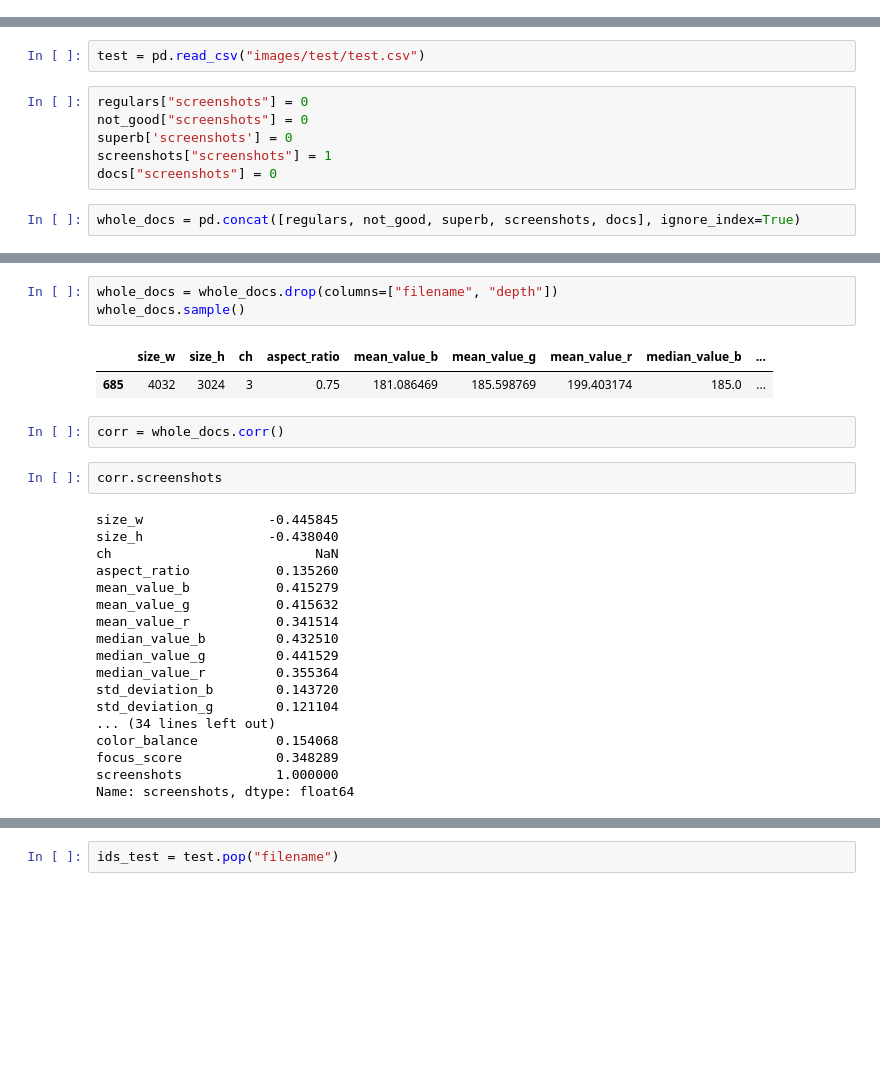
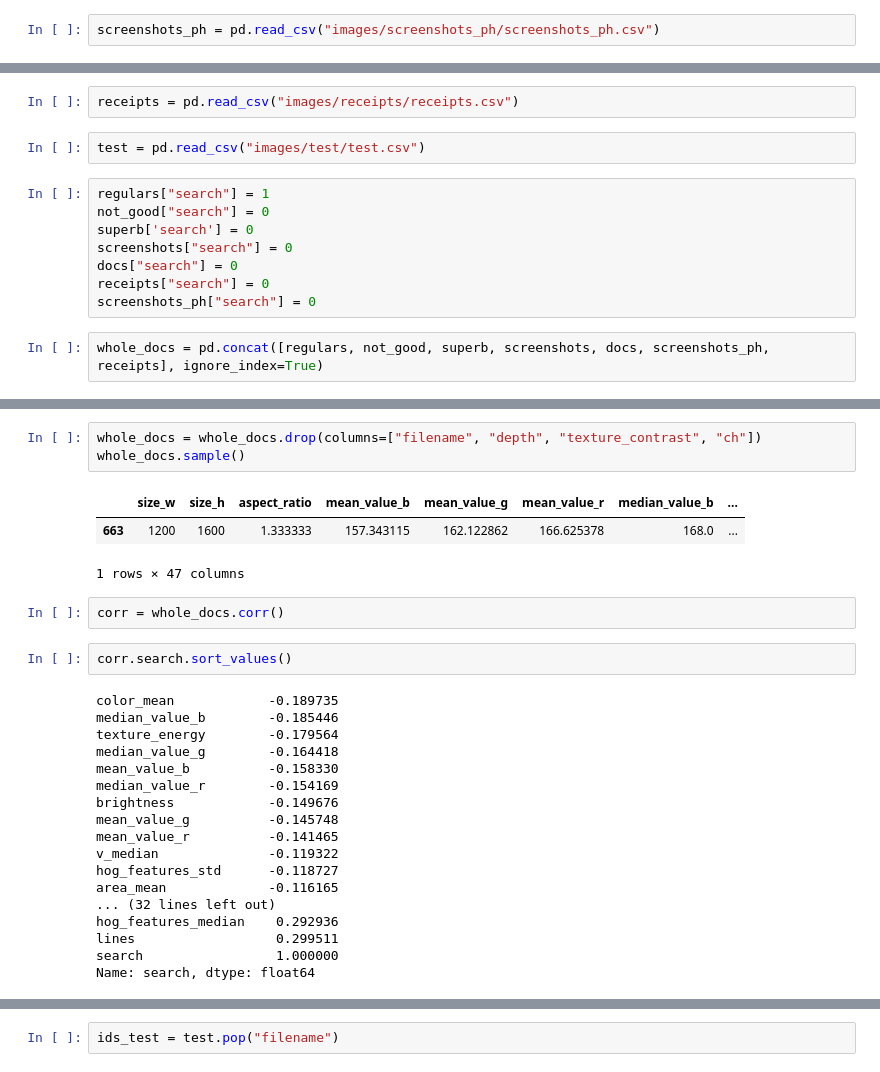
Before and after one commit to Tehnik762/Pictureminator, a Jupyter notebook: hypo-test.ipynb, the cells around one changed output, grey strips where cells are left out. Drawn from its saved outputs; the diff is of its cells as text; blank space fills up the shorter version.

```diff
--- a/hypo-test.ipynb
+++ b/hypo-test.ipynb
@@ -6,6 +6,8 @@ import os
 pd.set_option('display.max_columns', None)
 # %%
 screenshots = pd.read_csv("images/screenshots/screenshots.csv")
+# %%
+screenshots_ph = pd.read_csv("images/screenshots_ph/screenshots_ph.csv")
 # %%
 regulars = pd.read_csv("images/regular/regular.csv")
 # %%
@@ -14,13 +16,17 @@ not_good = pd.read_csv("images/not_good/not_good.csv")
 superb = pd.read_csv("images/superb/superb.csv")
 # %%
 docs = pd.read_csv("images/docs/docs.csv")
+# %%
+receipts = pd.read_csv("images/receipts/receipts.csv")
 # %%
 test = pd.read_csv("images/test/test.csv")
 # %%
-regulars["screenshots"] = 0
-not_good["screenshots"] = 0
-superb['screenshots'] = 0
-screenshots["screenshots"] = 1
-docs["screenshots"] = 0
+regulars["search"] = 1
+not_good["search"] = 0
+superb['search'] = 0
+screenshots["search"] = 0
+docs["search"] = 0
+receipts["search"] = 0
+screenshots_ph["search"] = 0
 # %%
-whole_docs = pd.concat([regulars, not_good, superb, screenshots, docs], ignore_index=True)
+whole_docs = pd.concat([regulars, not_good, superb, screenshots, docs, screenshots_ph, receipts], ignore_index=True)
@@ -27,29 +61,30 @@ whole_docs = pd.concat([regulars, not_good, superb, screenshots, docs], ignore_i
 # %%
-whole_docs = whole_docs.drop(columns=["filename", "depth"])
+whole_docs = whole_docs.drop(columns=["filename", "depth", "texture_contrast", "ch"])
 whole_docs.sample()
 # %% [output]
-|  | size_w | size_h | ch | aspect_ratio | mean_value_b | mean_value_g | mean_value_r | median_value_b | ... |
-| 685 | 4032 | 3024 | 3 | 0.75 | 181.086469 | 185.598769 | 199.403174 | 185.0 | ... |
+|  | size_w | size_h | aspect_ratio | mean_value_b | mean_value_g | mean_value_r | median_value_b | ... |
+| 663 | 1200 | 1600 | 1.333333 | 157.343115 | 162.122862 | 166.625378 | 168.0 | ... |
+1 rows × 47 columns
 # %%
 corr = whole_docs.corr()
 # %%
-corr.screenshots
+corr.search.sort_values()
 # %% [output]
-size_w                -0.445845
-size_h                -0.438040
-ch                          NaN
-aspect_ratio           0.135260
-mean_value_b           0.415279
-mean_value_g           0.415632
-mean_value_r           0.341514
-median_value_b         0.432510
-median_value_g         0.441529
-median_value_r         0.355364
-std_deviation_b        0.143720
-std_deviation_g        0.121104
-... (34 lines left out)
-color_balance          0.154068
-focus_score            0.348289
-screenshots            1.000000
-Name: screenshots, dtype: float64
+color_mean            -0.189735
+median_value_b        -0.185446
+texture_energy        -0.179564
+median_value_g        -0.164418
+mean_value_b          -0.158330
+median_value_r        -0.154169
+brightness            -0.149676
+mean_value_g          -0.145748
+mean_value_r          -0.141465
+v_median              -0.119322
+hog_features_std      -0.118727
+area_mean             -0.116165
+... (32 lines left out)
+hog_features_median    0.292936
+lines                  0.299511
+search                 1.000000
+Name: search, dtype: float64
 # %%
```
Also changed, not shown: parts of 10 cells of this notebook, 3 other files.
